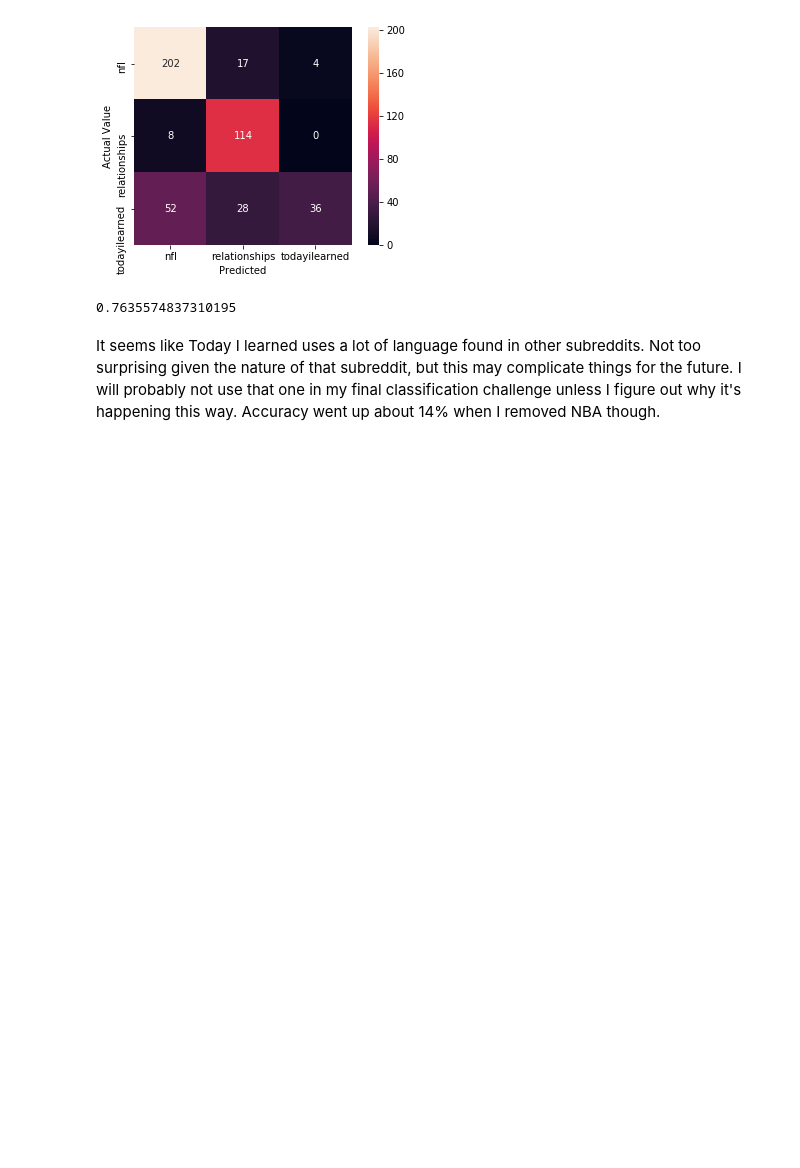
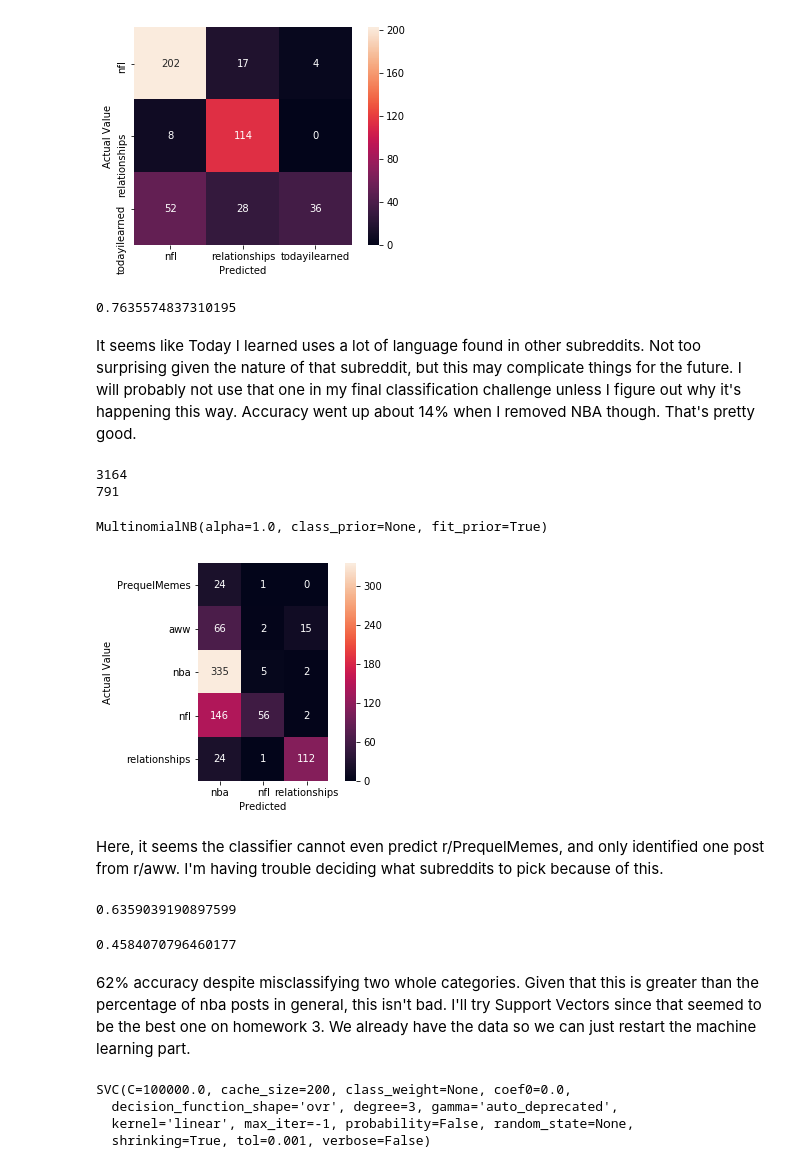
Before and after one commit to Data-Science-for-Linguists-2019/Reddit-Comment-Analysis, a Jupyter notebook: current_phase/phase2_exploration.ipynb, the cells around one changed output. Saved outputs shown, nothing was run; the diff lists cells and outputs as text; code cells hidden in the pictures; blank space fills up the shorter version.

```diff
--- a/current_phase/phase2_exploration.ipynb
+++ b/current_phase/phase2_exploration.ipynb
@@ -535,4 +535,44 @@ sklearn.metrics.accuracy_score(y_test, y_pred)
 # %% [output]
 0.7635574837310195
 # %% [markdown]
-<p>It seems like Today I learned uses a lot of language found in other subreddits. Not too surprising given the nature of that subreddit, but this may complicate things for the future. I will probably not use that one in my final classification challenge unless I figure out why it's happening this way. Accuracy went up about 14% when I removed NBA though.</p>
+<p>It seems like Today I learned uses a lot of language found in other subreddits. Not too surprising given the nature of that subreddit, but this may complicate things for the future. I will probably not use that one in my final classification challenge unless I figure out why it's happening this way. Accuracy went up about 14% when I removed NBA though. That's pretty good.</p>
+# %%
+targetsubreddits = ["relationships", "aww", "nfl", "nba", "PrequelMemes"]
+above50t = above50[above50.subreddit.isin(targetsubreddits)]
+trainingdata, testingdata, y_train, y_test = train_test_split(above50t["body"], above50t["subreddit"], test_size = 1/5)
+vectorizer = TfidfVectorizer(min_df=2)
+trainingfit = vectorizer.fit_transform(trainingdata)
+testingfit = vectorizer.transform(testingdata)
+# %%
+print(len(trainingdata))
+print(len(testingdata))
+# %% [output]
+3164
+791
+# %%
+clf = MultinomialNB()
+clf.fit(trainingfit, y_train)
+# %% [output]
+MultinomialNB(alpha=1.0, class_prior=None, fit_prior=True)
+# %%
+y_pred = clf.predict(testingfit)
+cm = pd.crosstab(y_test, y_pred)
+# %%
+sns.heatmap(cm, annot=True, fmt='d', square=True)
+plt.xlabel('Predicted')
+plt.ylabel('Actual Value')
+plt.show()
+# %% [output]
+[figure, added]
+# %% [markdown]
+<p>Here, it seems the classifier cannot even predict r/PrequelMemes, and only identified one post from r/aww. I'm having trouble deciding what subreddits to pick because of this.</p>
+# %%
+sklearn.metrics.accuracy_score(y_test, y_pred)
+# %% [output]
+0.6359039190897599
+# %%
+len(above50t[above50t.subreddit == "nba"]) / len(above50t)
+# %% [output]
+0.4584070796460177
+# %% [markdown]
+<p>62% accuracy despite misclassifying two whole categories. Given that this is greater than the percentage of nba posts in general, this isn't bad. I'll try Support Vectors since that seemed to be the best one on homework 3. We already have the data so we can just restart the machine learning part.</p>
@@ -538,0 +583,8 @@ sklearn.metrics.accuracy_score(y_test, y_pred)
+# %%
+svd = SVC(kernel='linear', C=1E5)
+svd.fit(trainingfit, y_train)
+# %% [output]
+SVC(C=100000.0, cache_size=200, class_weight=None, coef0=0.0,
+  decision_function_shape='ovr', degree=3, gamma='auto_deprecated',
+  kernel='linear', max_iter=-1, probability=False, random_state=None,
+  shrinking=True, tol=0.001, verbose=False)
```
Also changed, not shown: parts of 31 cells of this notebook.
